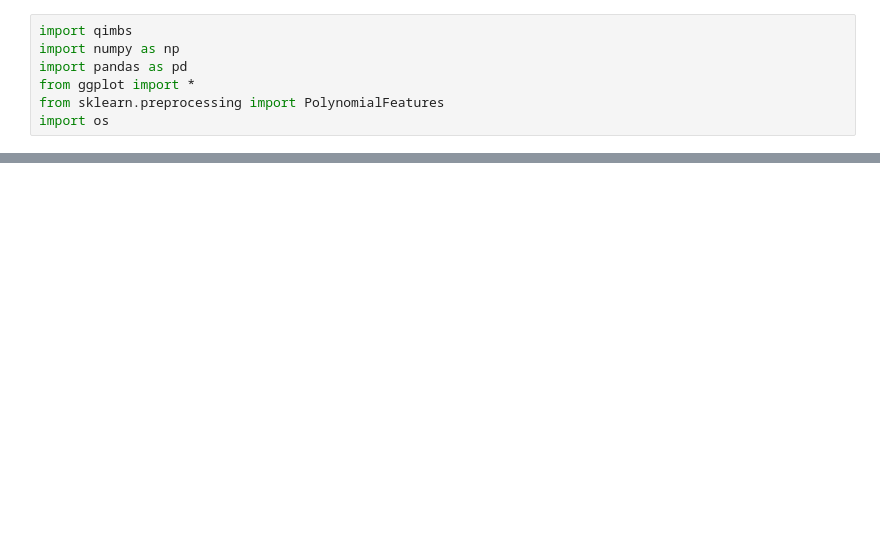
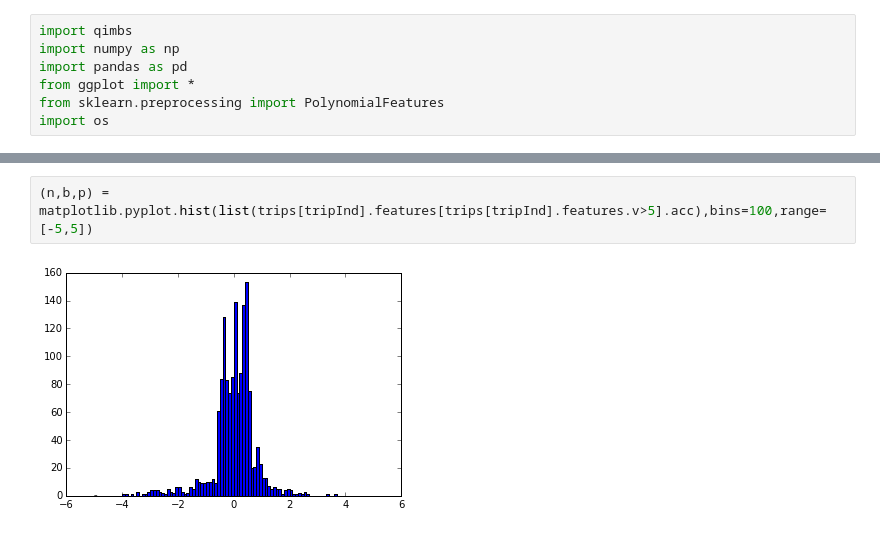
Before and after one commit to bilykigor/qimb, a Jupyter notebook: Kaggle.ipynb, the cells around one changed output, grey strips where cells are left out. Drawn from its saved outputs; the diff is of its cells as text; blank space fills up the shorter version.

```diff
--- a/Kaggle.ipynb
+++ b/Kaggle.ipynb
@@ -293,0 +325,4 @@ ggplot(trips[tripInd].features.ix[start:end,:],aes(x='acc',y='cacc')) + geom_poi
+# %%
+(n,b,p) = matplotlib.pyplot.hist(list(trips[tripInd].features[trips[tripInd].features.v>5].acc),bins=100,range=[-5,5])
+# %% [output]
+[figure, added]
```
Also changed, not shown: parts of 16 cells of this notebook, 1 other file.
